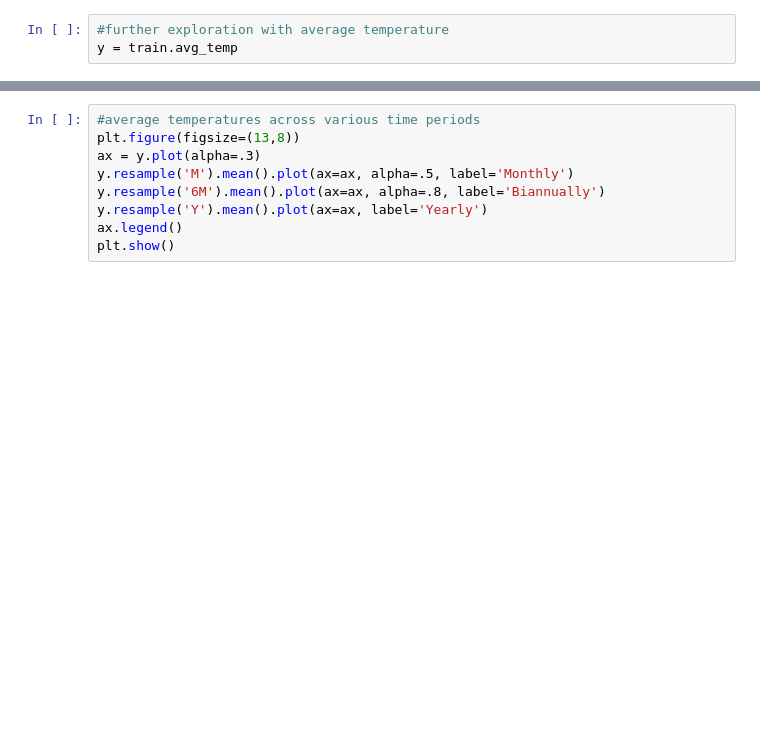
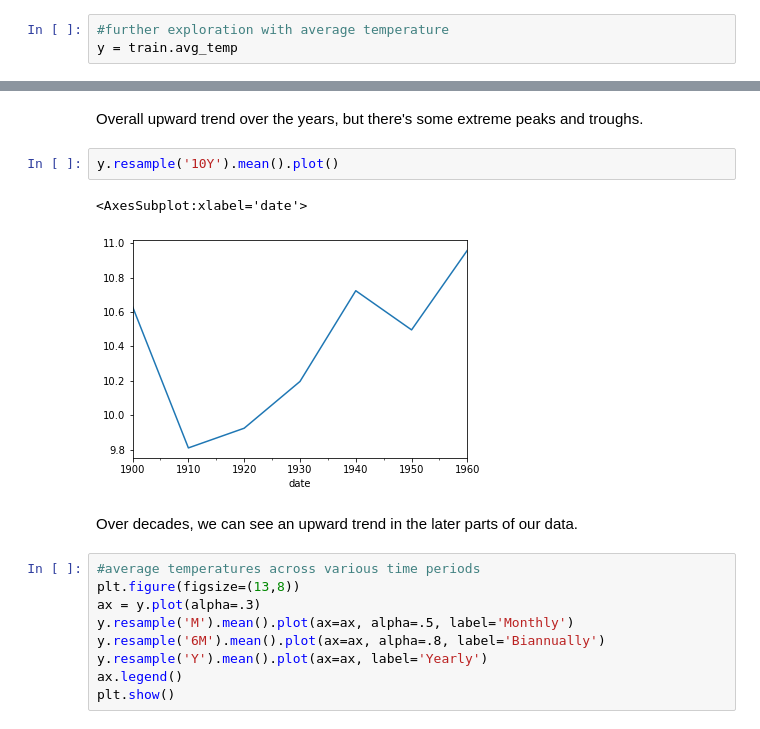
Before and after one commit to annah-vu/time-series-exercises, a Jupyter notebook: climate_mini_project.ipynb, the cells around one changed output, grey strips where cells are left out. Drawn from its saved outputs; the diff is of its cells as text; blank space fills up the shorter version.

```diff
--- a/climate_mini_project.ipynb
+++ b/climate_mini_project.ipynb
@@ -157,3 +185,12 @@ y = train.avg_temp
+# %% [markdown]
+Overall upward trend over the years, but there's some extreme peaks and troughs.
+# %%
+y.resample('10Y').mean().plot()
+# %% [output]
+<AxesSubplot:xlabel='date'>
+[figure, added]
+# %% [markdown]
+Over decades, we can see an upward trend in the later parts of our data.
 # %%
 #average temperatures across various time periods
 plt.figure(figsize=(13,8))
```
Also changed, not shown: parts of 13 cells of this notebook.
